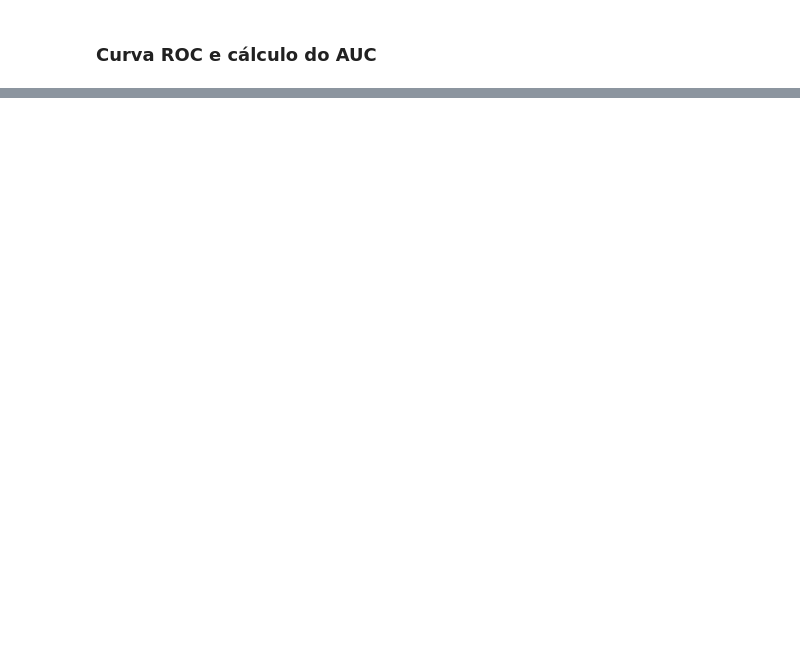
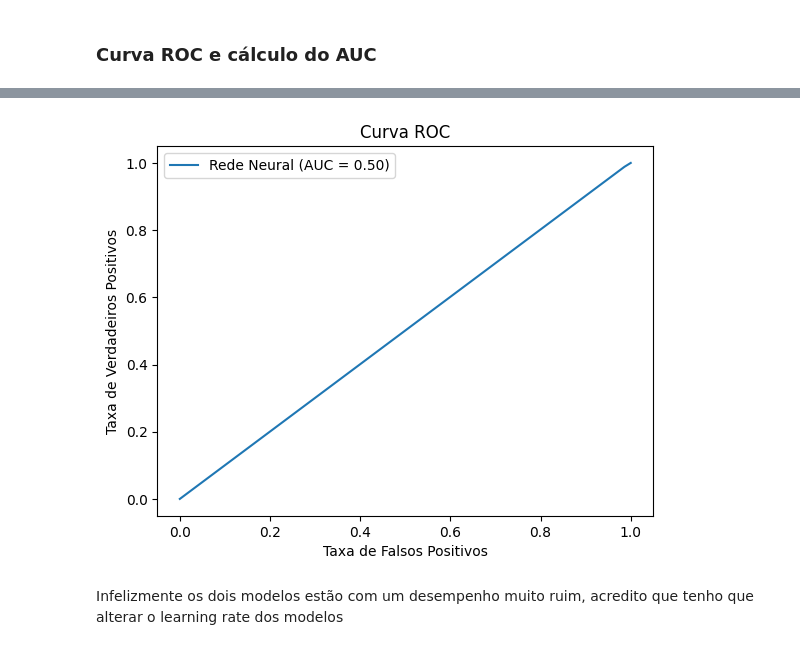
Before and after one commit to HeloisaJ/Lista_Computacional_IA, a Jupyter notebook: AtividadeIA.ipynb, the cells around one changed output, grey strips where cells are left out. Drawn from its saved outputs; the diff is of its cells as text; code cells hidden in the pictures; blank space fills up the shorter version.

```diff
--- a/AtividadeIA.ipynb
+++ b/AtividadeIA.ipynb
@@ -397,16 +398,18 @@ array([1, 0, 0, 1, 1, 0, 0, 0, 0, 0, 0, 0, 0, 0, 0, 0, 0, 1, 1, 1, 0, 0,
 ### Treinamento de um modelo de rede neural
 # %%
 # Criação e compilação de um modelo de rede neural
+# Conforme fui testando, percebi que o modelo estava ficando com overfitting e a precisão estava zerada
+# Para resolver isso tentei simplificar o modelo e diminuir a quantidade de épocas, mas ainda não está muito bom o desempenho, talvez precise de regularização
 
 nn_model = Sequential([
-Dense(10, activation='relu', input_shape=(1,)),
-Dense(5, activation='relu'),
+Dense(2, activation='relu', input_shape=(1,)),
+Dense(2, activation='relu'),
 Dense(1, activation='sigmoid')
 ])
 
-nn_model.compile(optimizer='adam', loss='binary_crossentropy', metrics=['accuracy'])
+nn_model.compile(optimizer= 'adam', loss='binary_crossentropy', metrics=['accuracy', 'precision'])
 # %%
 # Treinamento do modelo de rede neural
 
-nn_model.fit(X_train, y_train, epochs=50, batch_size=20, verbose=1)
+nn_model.fit(X_train, y_train, epochs=12, batch_size=100, verbose=1)
 # %% [output]
@@ -470,0 +486,6 @@ F1-Score: 0.00
+# %%
+curvaROC("Rede Neural", y_pred_nn)
+# %% [output]
+[figure, added]
+# %% [markdown]
+Infelizmente os dois modelos estão com um desempenho muito ruim, acredito que tenho que alterar o learning rate dos modelos
```
Also changed, not shown: parts of 10 cells of this notebook.
